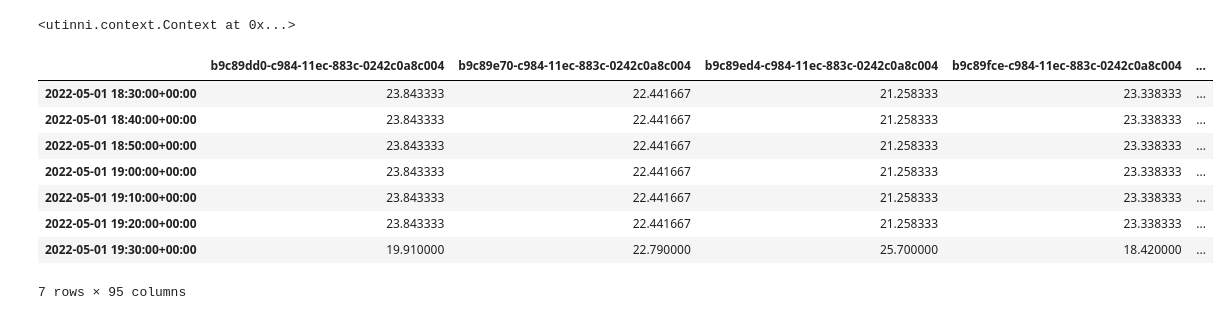
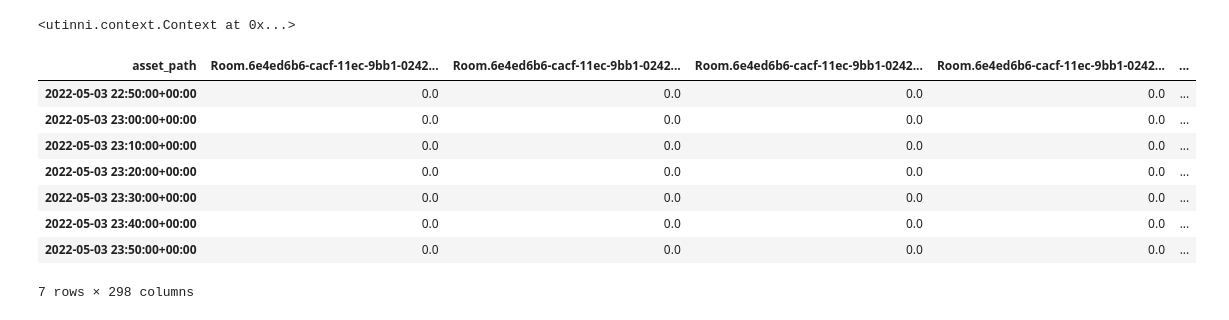
Before and after one commit to cap-dcwiz/Tiro, a Jupyter notebook: demo/data_access.ipynb, the cells around one changed output. Cells and saved outputs as stored; diff of their text form; code cells hidden in the pictures.

Commit message:
feat: fill utinni pump table with graph_db data and defaults

```diff
--- a/demo/data_access.ipynb
+++ b/demo/data_access.ipynb
@@ -14,23 +14,24 @@ conf = Dynaconf(settings_files=["./config/utinni_config.toml"])
 scenario = Scenario.from_yaml(Path("./config/scenario.yaml"), Path("./config/use1.yaml"))
 # %%
 context = Context(**conf.on_request)
-context.add_pump("tiro", TiroTSPump(scenario=scenario, **conf.influxdb))
+context.add_pump("tiro", TiroTSPump(scenario=scenario, **conf.pump_init))
 # %% [output]
 <utinni.context.Context at 0x...>
 # %%
-table = context.tiro_table(".*Server%(CPU|Memory)Temperature", column="Server")
+table = context.tiro_table(".*Server%(CPU|Memory)Temperature", column="asset_path", only_ts=False, fill_with_default=True)
 # %%
 context.bind(start=-timedelta(hours=1),
              step=timedelta(minutes=10))
 
-table["MemoryTemperature"].value
+# table.value.keys()
+table["CPUTemperature"].value
 # %% [output]
-|  | b9c89dd0-c984-11ec-883c-0242c0a8c004 | b9c89e70-c984-11ec-883c-0242c0a8c004 | b9c89ed4-c984-11ec-883c-0242c0a8c004 | b9c89fce-c984-11ec-883c-0242c0a8c004 | ... |
-| 2022-05-01 18:30:00+00:00 | 23.843333 | 22.441667 | 21.258333 | 23.338333 | ... |
-| 2022-05-01 18:40:00+00:00 | 23.843333 | 22.441667 | 21.258333 | 23.338333 | ... |
-| 2022-05-01 18:50:00+00:00 | 23.843333 | 22.441667 | 21.258333 | 23.338333 | ... |
-| 2022-05-01 19:00:00+00:00 | 23.843333 | 22.441667 | 21.258333 | 23.338333 | ... |
-| 2022-05-01 19:10:00+00:00 | 23.843333 | 22.441667 | 21.258333 | 23.338333 | ... |
-| 2022-05-01 19:20:00+00:00 | 23.843333 | 22.441667 | 21.258333 | 23.338333 | ... |
-| 2022-05-01 19:30:00+00:00 | 19.910000 | 22.790000 | 25.700000 | 18.420000 | ... |
+| asset_path | Room.6e4ed6b6-cacf-11ec-9bb1-0242... | Room.6e4ed6b6-cacf-11ec-9bb1-0242... | Room.6e4ed6b6-cacf-11ec-9bb1-0242... | Room.6e4ed6b6-cacf-11ec-9bb1-0242... | ... |
+| 2022-05-03 22:50:00+00:00 | 0.0 | 0.0 | 0.0 | 0.0 | ... |
+| 2022-05-03 23:00:00+00:00 | 0.0 | 0.0 | 0.0 | 0.0 | ... |
+| 2022-05-03 23:10:00+00:00 | 0.0 | 0.0 | 0.0 | 0.0 | ... |
+| 2022-05-03 23:20:00+00:00 | 0.0 | 0.0 | 0.0 | 0.0 | ... |
+| 2022-05-03 23:30:00+00:00 | 0.0 | 0.0 | 0.0 | 0.0 | ... |
+| 2022-05-03 23:40:00+00:00 | 0.0 | 0.0 | 0.0 | 0.0 | ... |
+| 2022-05-03 23:50:00+00:00 | 0.0 | 0.0 | 0.0 | 0.0 | ... |
-7 rows × 95 columns
+7 rows × 298 columns
```
Also changed, not shown: parts of 4 cells of this notebook, 8 other files.
